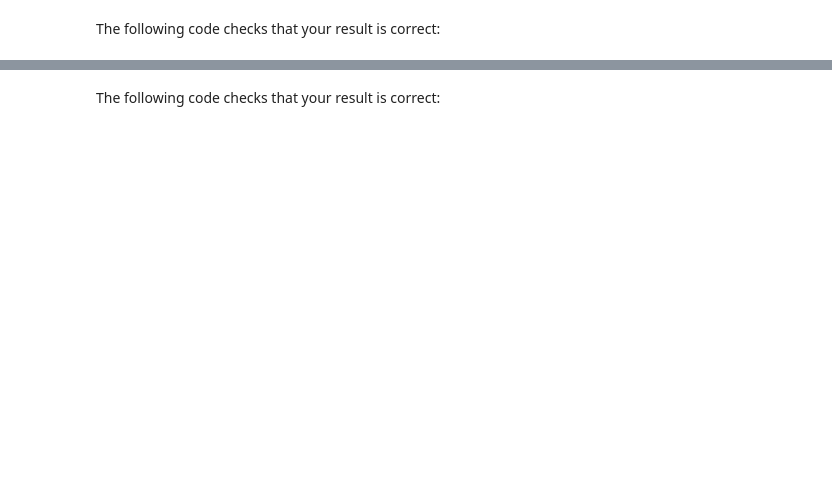
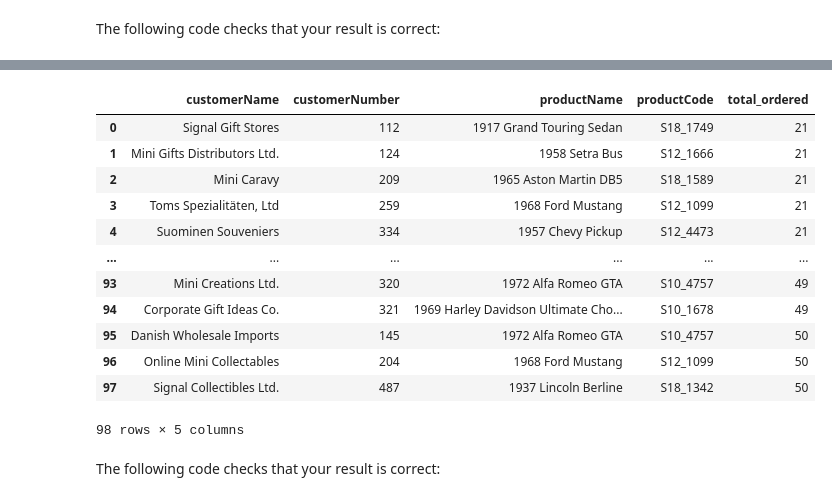
Before and after one commit to AnjiLC/SQL-Folder, a Jupyter notebook: SQL_Lab_Assignment_1.ipynb, the cells around one changed output, grey strips where cells are left out. Saved outputs shown, nothing was run; the diff lists cells and outputs as text; code cells hidden in the pictures; blank space fills up the shorter version.

```diff
--- a/SQL_Lab_Assignment_1.ipynb
+++ b/SQL_Lab_Assignment_1.ipynb
@@ -380,3 +390,35 @@ q7_result
+# %%
+# Replace None with approprite SQL code
+q7 = """
+SELECT customers.customerName, customers.customerNumber, products.productName, orderdetails.productCode, orderdetails.quantityOrdered AS total_ordered
+FROM customers
+INNER JOIN orderdetails
+ON orderdetails.orderNumber = orders.orderNumber
+INNER JOIN orders
+ON customers.customerNumber = orders.customerNumber
+INNER JOIN products
+ON products.productCode = orderdetails.productCode
+GROUP BY customers.customerNumber
+HAVING total_ordered >= 10
+ORDER BY total_ordered ASC
+;
+"""
+q7_result = pd.read_sql(q7, conn)
+q7_result
+# %% [output]
+|  | customerName | customerNumber | productName | productCode | total_ordered |
+| 0 | Signal Gift Stores | 112 | 1917 Grand Touring Sedan | S18_1749 | 21 |
+| 1 | Mini Gifts Distributors Ltd. | 124 | 1958 Setra Bus | S12_1666 | 21 |
+| 2 | Mini Caravy | 209 | 1965 Aston Martin DB5 | S18_1589 | 21 |
+| 3 | Toms Spezialitäten, Ltd | 259 | 1968 Ford Mustang | S12_1099 | 21 |
+| 4 | Suominen Souveniers | 334 | 1957 Chevy Pickup | S12_4473 | 21 |
+| ... | ... | ... | ... | ... | ... |
+| 93 | Mini Creations Ltd. | 320 | 1972 Alfa Romeo GTA | S10_4757 | 49 |
+| 94 | Corporate Gift Ideas Co. | 321 | 1969 Harley Davidson Ultimate Cho... | S10_1678 | 49 |
+| 95 | Danish Wholesale Imports | 145 | 1972 Alfa Romeo GTA | S10_4757 | 50 |
+| 96 | Online Mini Collectables | 204 | 1968 Ford Mustang | S12_1099 | 50 |
+| 97 | Signal Collectibles Ltd. | 487 | 1937 Lincoln Berline | S18_1342 | 50 |
+98 rows × 5 columns
 # %% [markdown]
 The following code checks that your result is correct:
 # %%
```
Also changed, not shown: parts of 3 cells of this notebook.
